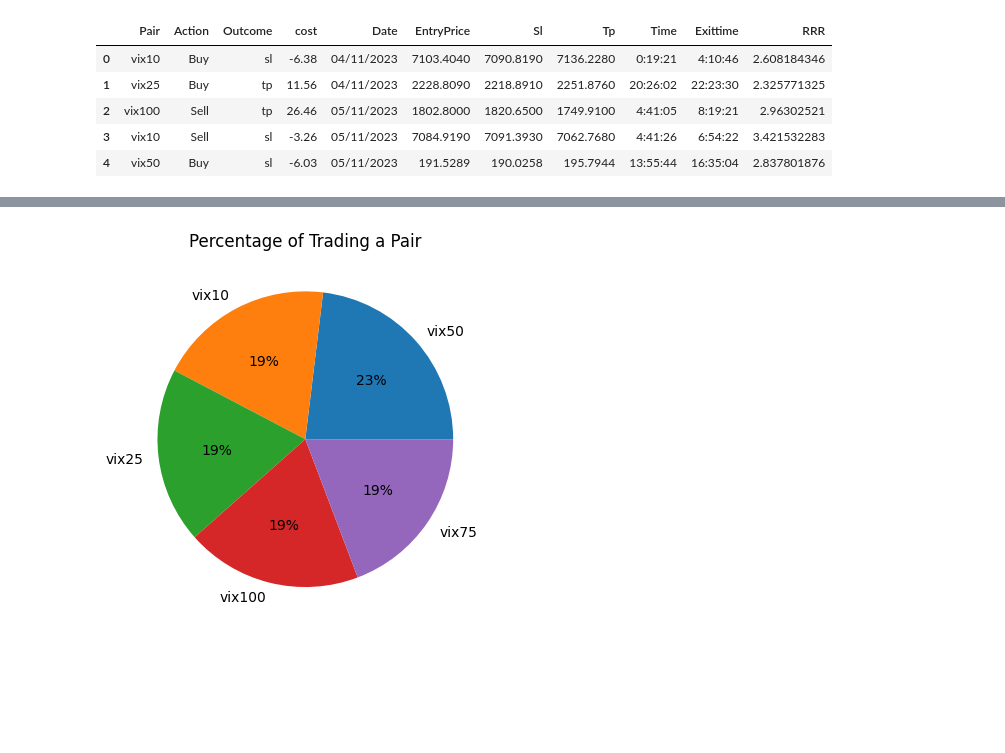
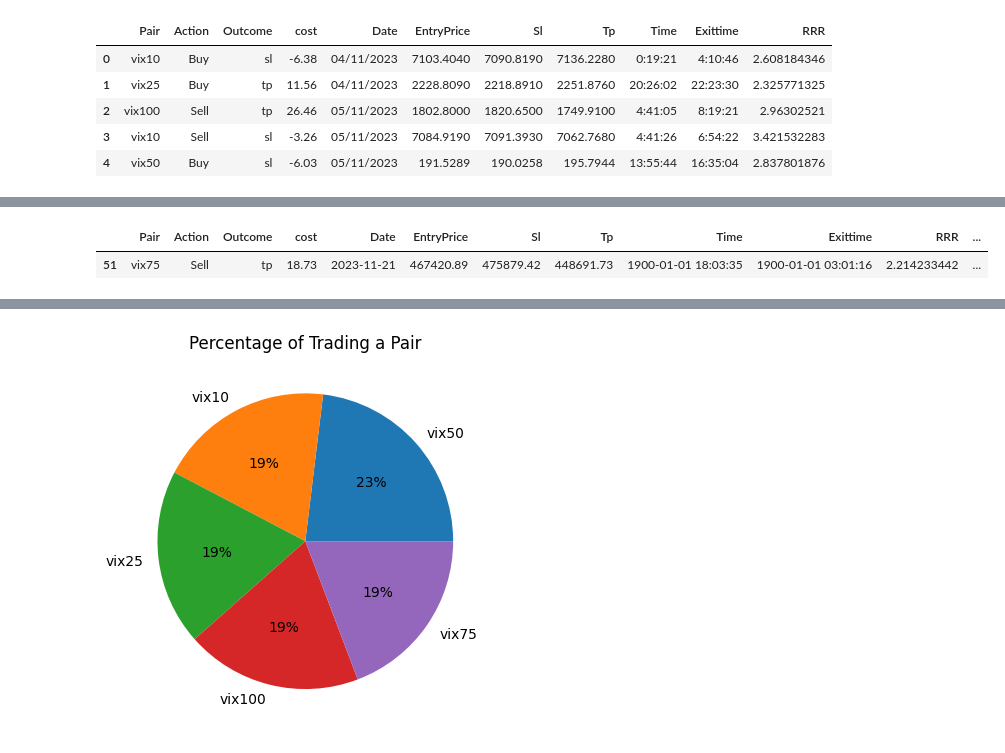
Before and after one commit to ToluPaul/forex, a Jupyter notebook: forex_pred.ipynb, the cells around one changed output, grey strips where cells are left out. Cells and saved outputs as stored; diff of their text form; code cells hidden in the pictures; blank space fills up the shorter version.

```diff
--- a/forex_pred.ipynb
+++ b/forex_pred.ipynb
@@ -42,0 +61,5 @@ vix['Exittime'] = pd.to_datetime(vix['Exittime'],format='%H:%M:%S')
+# %%
+vix[51:53]
+# %% [output]
+|  | Pair | Action | Outcome | cost | Date | EntryPrice | Sl | Tp | Time | Exittime | RRR | ... |
+| 51 | vix75 | Sell | tp | 18.73 | 2023-11-21 | 467420.89 | 475879.42 | 448691.73 | 1900-01-01 18:03:35 | 1900-01-01 03:01:16 | 2.214233442 | ... |
```
Also changed, not shown: parts of 4 cells of this notebook.
